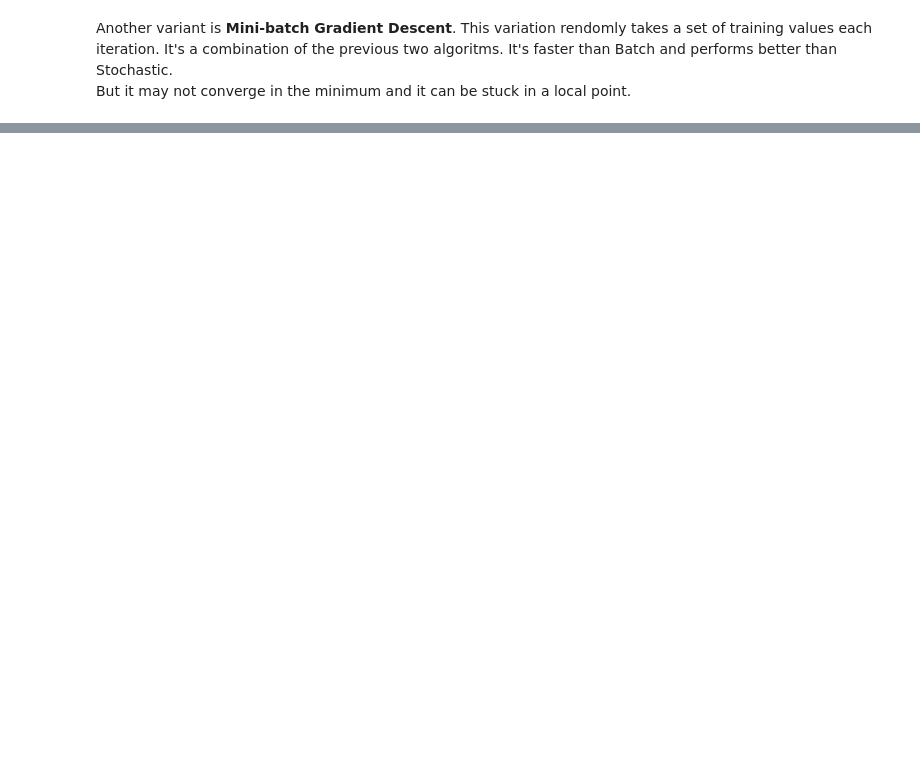
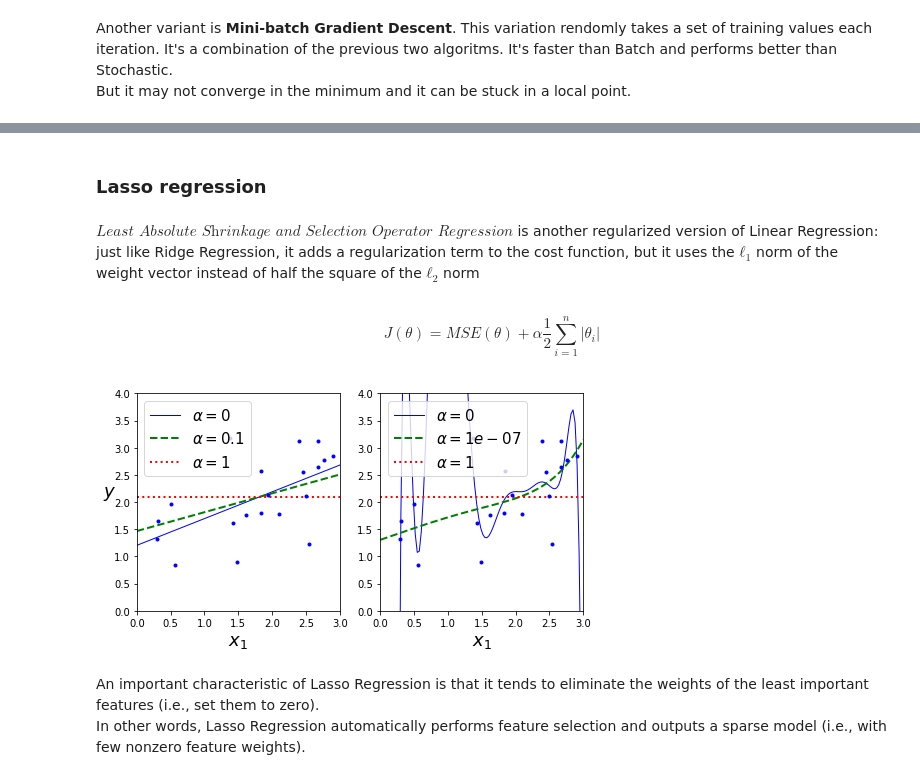
Before and after one commit to mauroyone/Hands-on-ML, a Jupyter notebook: Linear Regression.ipynb, the cells around one changed output, grey strips where cells are left out. Saved outputs shown, nothing was run; the diff lists cells and outputs as text; code cells hidden in the pictures; blank space fills up the shorter version.

```diff
--- a/Linear Regression.ipynb
+++ b/Linear Regression.ipynb
@@ -158,0 +246,25 @@ But it may not converge in the minimum and it can be stuck in a local point.
+# %% [markdown]
+### Lasso regression
+# %% [markdown]
+$\textit{Least Absolute Shrinkage and Selection Operator Regression}$ is another regularized version of Linear Regression: just like Ridge Regression, it adds a regularization term to the cost function, but it uses the $ℓ_1$ norm of the weight vector instead of half the square of the $ℓ_2$ norm
+# %% [markdown]
+$$ J(\theta)=MSE(\theta)+\alpha\frac{1}{2}\sum_{i=1}^{n}{|\theta_{i}|} $$
+# %%
+from sklearn.linear_model import Lasso
+
+plt.figure(figsize=(8,4))
+
+plt.subplot(121)
+plot_model(Lasso, polynomial=False, alphas=(0, 0.1, 1), random_state=42)
+plt.ylabel("$y$", rotation=0, fontsize=18)
+
+plt.subplot(122)
+plot_model(Lasso, polynomial=True, alphas=(0, 10**-7, 1), random_state=42)
+
+#save_fig("ridge_regression_plot")
+plt.show()
+# %% [output]
+[figure, added]
+# %% [markdown]
+An important characteristic of Lasso Regression is that it tends to eliminate the weights of the least important features (i.e., set them to zero).<br>
+In other words, Lasso Regression automatically performs feature selection and outputs a sparse model (i.e., with few nonzero feature weights).
```
Also changed, not shown: parts of 22 cells of this notebook.
